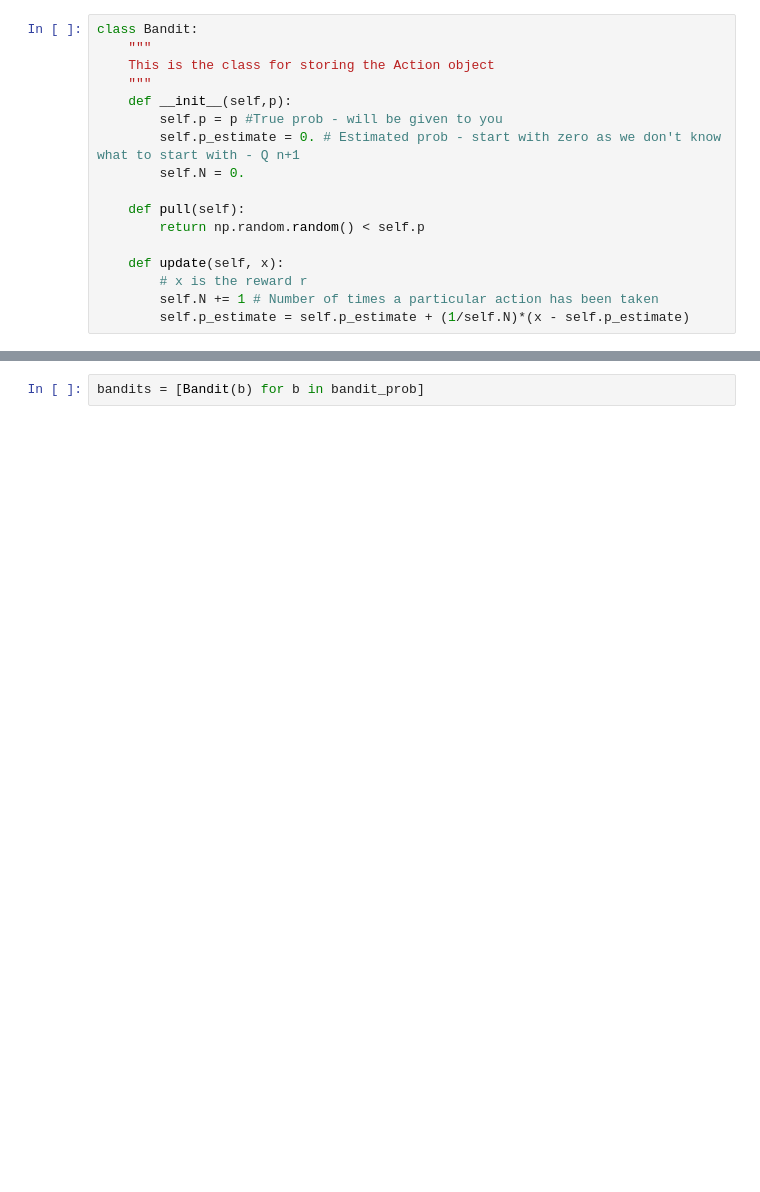
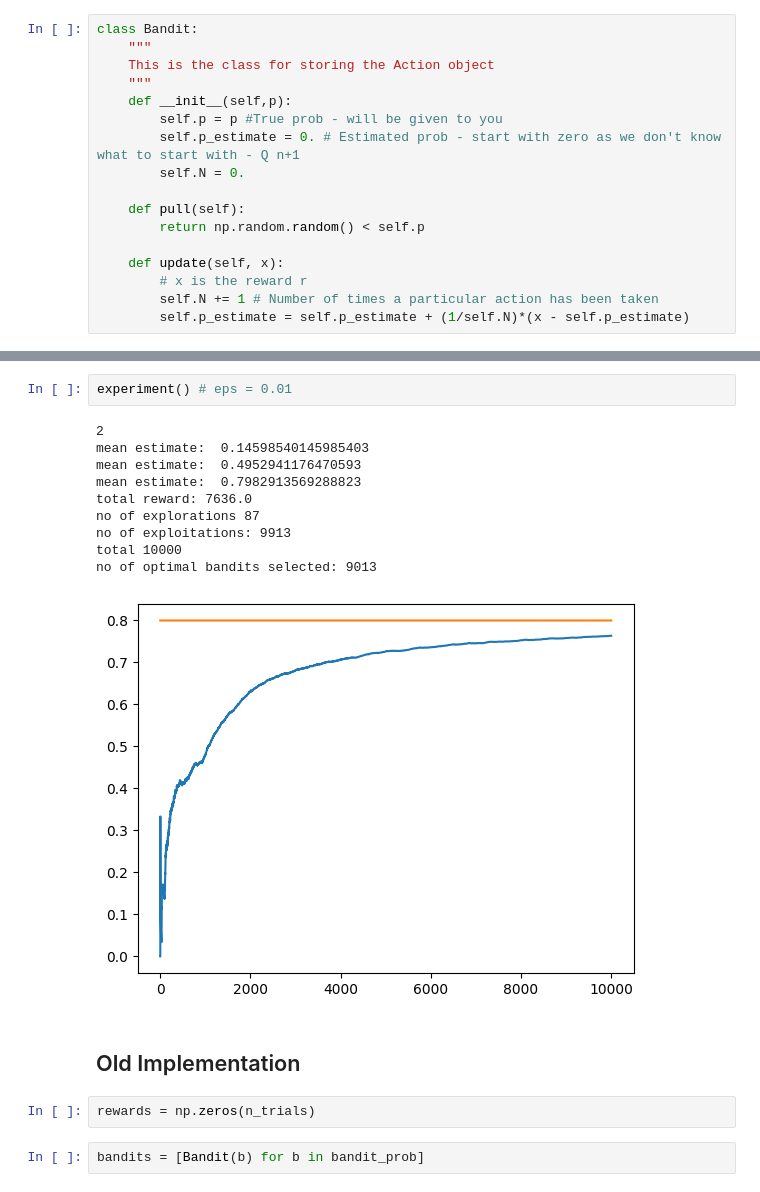
Before and after one commit to Susena-V/RL_Learning, a Jupyter notebook: epsilon_RL.ipynb, the cells around one changed output, grey strips where cells are left out. Saved outputs shown, nothing was run; the diff lists cells and outputs as text; blank space fills up the shorter version.

```diff
--- a/epsilon_RL.ipynb
+++ b/epsilon_RL.ipynb
@@ -25,3 +90,20 @@ class Bandit:
+# %%
+experiment() # eps = 0.01
+# %% [output]
+2
+mean estimate:  0.14598540145985403
+mean estimate:  0.4952941176470593
+mean estimate:  0.7982913569288823
+total reward: 7636.0
+no of explorations 87
+no of exploitations: 9913
+total 10000
+no of optimal bandits selected: 9013
+[figure, added]
+# %% [markdown]
+## Old Implementation
+# %%
+rewards = np.zeros(n_trials)
 # %%
 bandits = [Bandit(b) for b in bandit_prob]
 # %%
```
Also changed, not shown: parts of 10 cells of this notebook, 1 other file.
